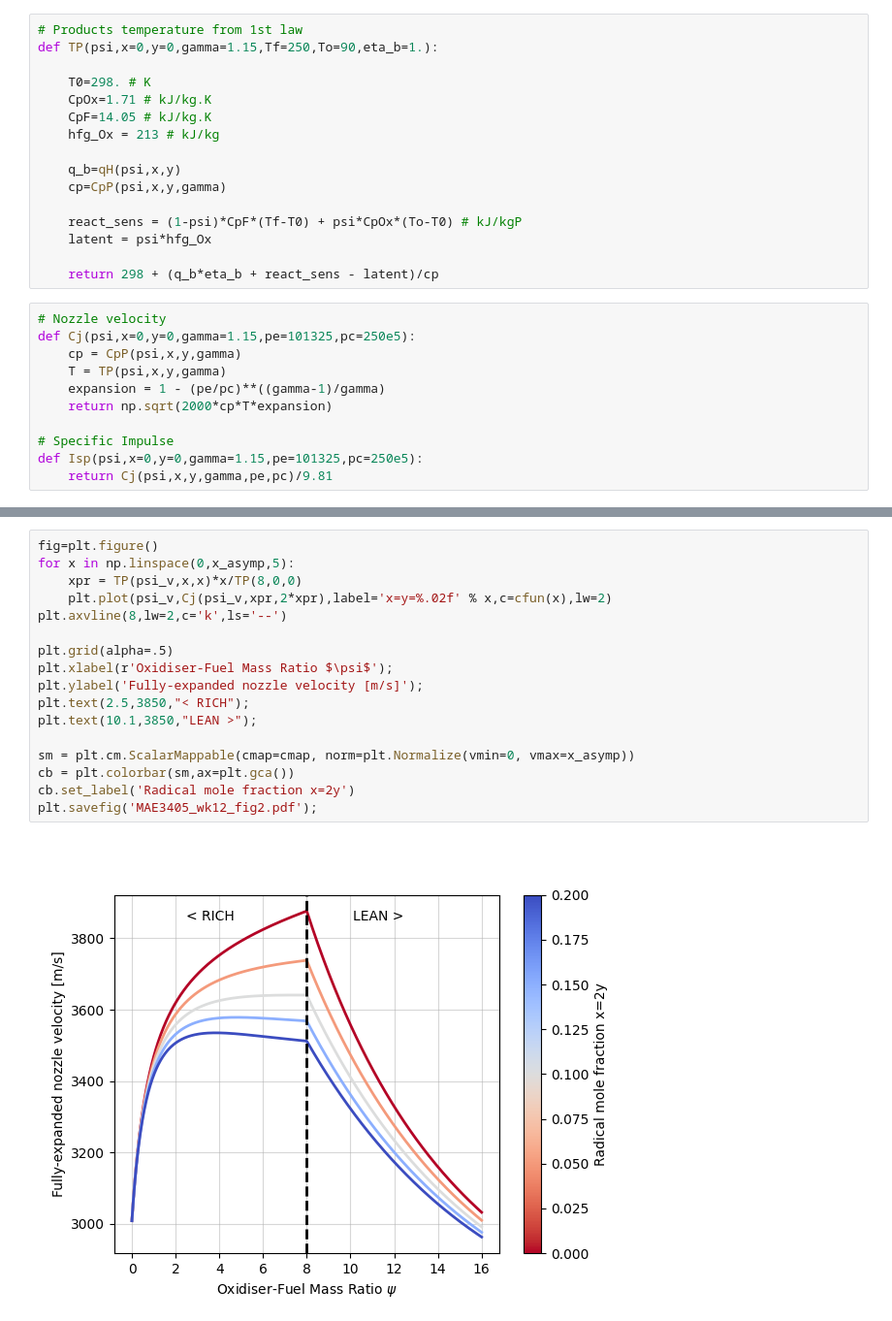
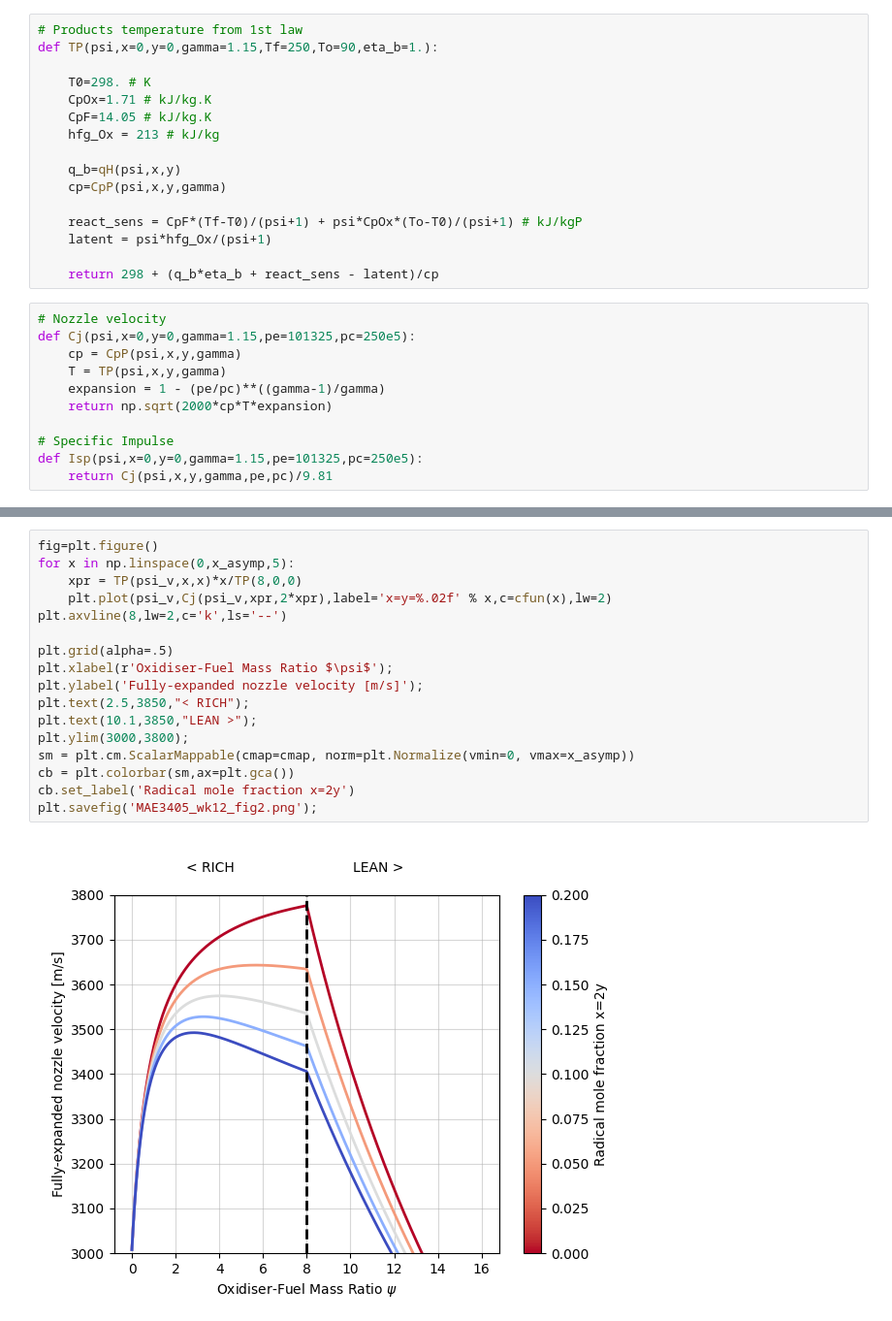
Before and after one commit to djorlando24/jupyterNotebooks, a Jupyter notebook: Teaching/MAE3405/mae3405_wk12.ipynb, the cells around one changed output, grey strips where cells are left out. Shown at 97% size. Drawn from its saved outputs; the diff is of its cells as text.

```diff
--- a/Teaching/MAE3405/mae3405_wk12.ipynb
+++ b/Teaching/MAE3405/mae3405_wk12.ipynb
@@ -58,8 +58,8 @@ def TP(psi,x=0,y=0,gamma=1.15,Tf=250,To=90,eta_b=1.):
     q_b=qH(psi,x,y)
     cp=CpP(psi,x,y,gamma)
 
-    react_sens = (1-psi)*CpF*(Tf-T0) + psi*CpOx*(To-T0) # kJ/kgP
-    latent = psi*hfg_Ox
+    react_sens = CpF*(Tf-T0)/(psi+1) + psi*CpOx*(To-T0)/(psi+1) # kJ/kgP
+    latent = psi*hfg_Ox/(psi+1)
 
     return 298 + (q_b*eta_b + react_sens - latent)/cp
 # %%
@@ -102,22 +102,22 @@ plt.savefig('MAE3405_wk12_fig1.pdf');
 # %%
 fig=plt.figure()
 for x in np.linspace(0,x_asymp,5):
     xpr = TP(psi_v,x,x)*x/TP(8,0,0)
     plt.plot(psi_v,Cj(psi_v,xpr,2*xpr),label='x=y=%.02f' % x,c=cfun(x),lw=2)
 plt.axvline(8,lw=2,c='k',ls='--')
 
 plt.grid(alpha=.5)
 plt.xlabel(r'Oxidiser-Fuel Mass Ratio $\psi$');
 plt.ylabel('Fully-expanded nozzle velocity [m/s]');
 plt.text(2.5,3850,"< RICH");
 plt.text(10.1,3850,"LEAN >");
-
+plt.ylim(3000,3800);
 sm = plt.cm.ScalarMappable(cmap=cmap, norm=plt.Normalize(vmin=0, vmax=x_asymp))
 cb = plt.colorbar(sm,ax=plt.gca())
 cb.set_label('Radical mole fraction x=2y')
-plt.savefig('MAE3405_wk12_fig2.pdf');
+plt.savefig('MAE3405_wk12_fig2.png');
 # %% [output]
-[figure, old version]
+[figure, new version]
 # %%
 fig=plt.figure()
 
```
Also changed, not shown: parts of 3 cells of this notebook.
